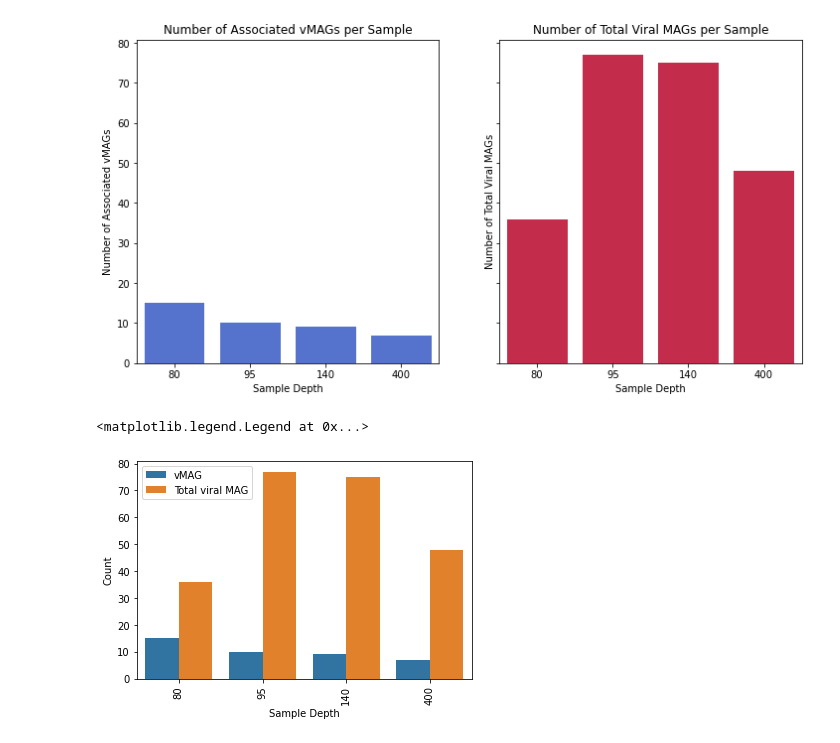
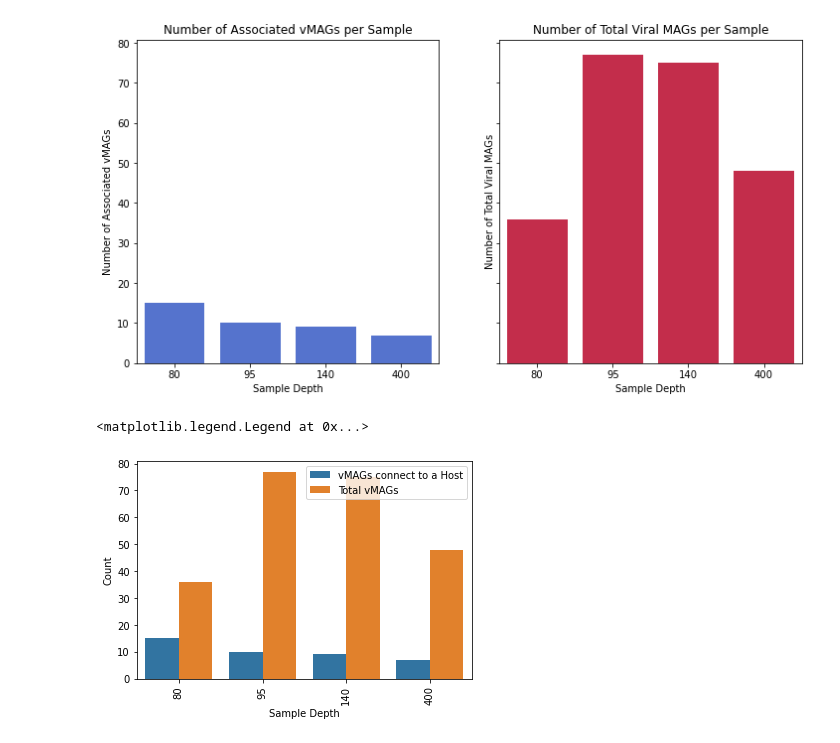
Before and after one commit to mdherring/OMZ_MH_Analysis, a Jupyter notebook: 02_host_virus_assoc_summary.ipynb, the cells around one changed output. Saved outputs shown, nothing was run; the diff lists cells and outputs as text; code cells hidden in the pictures.

```diff
--- a/02_host_virus_assoc_summary.ipynb
+++ b/02_host_virus_assoc_summary.ipynb
@@ -326,23 +329,26 @@ Text(0.5, 1.0, 'Number of Total Viral MAGs per Sample')
 # %%
 vMAGs = df.groupby('virus_type', as_index=False).get_group('vMAG')
 sample_depth = [80,95,140,400]
 count_vMAG = pd.DataFrame(vMAGs['sample_depth'].value_counts())
 count_vMAG.rename(columns={'sample_depth': 'count'}, inplace=True)
 count_vMAG['sample_depth'] = sample_depth
-count_vMAG['type'] = 'vMAG'
+count_vMAG['type'] = 'vMAGs connect to a Host'
 
 len_viral_mag = pd.DataFrame([len(jv119_viral_mag), len(jv121_viral_mag), len(jv132_viral_mag), len(jv154_viral_mag)])
 len_viral_mag.rename(columns={0: 'count'}, inplace=True)
 count_viral_mag = pd.DataFrame(pd.concat([len_viral_mag,pd.DataFrame(sample_depth)],axis=1))
 count_viral_mag.rename(columns={0: 'sample_depth'}, inplace=True)
-count_viral_mag['type'] = 'Total viral MAG'
+count_viral_mag['type'] = 'Total vMAGs'
 
 combo = pd.concat([count_vMAG,count_viral_mag])
 
 sns.barplot(x="sample_depth", y="count", hue="type", data=combo).tick_params(axis='x', rotation=90)
 plt.xlabel('Sample Depth')
 plt.ylabel('Count')
 plt.legend(title='')
+# fix legend position, no figure title
+
+# repeat this figure with SAGs
 # %% [output]
 <matplotlib.legend.Legend at 0x...>
-[figure, old version]
+[figure, new version]
```
Also changed, not shown: parts of 1 cell of this notebook.
